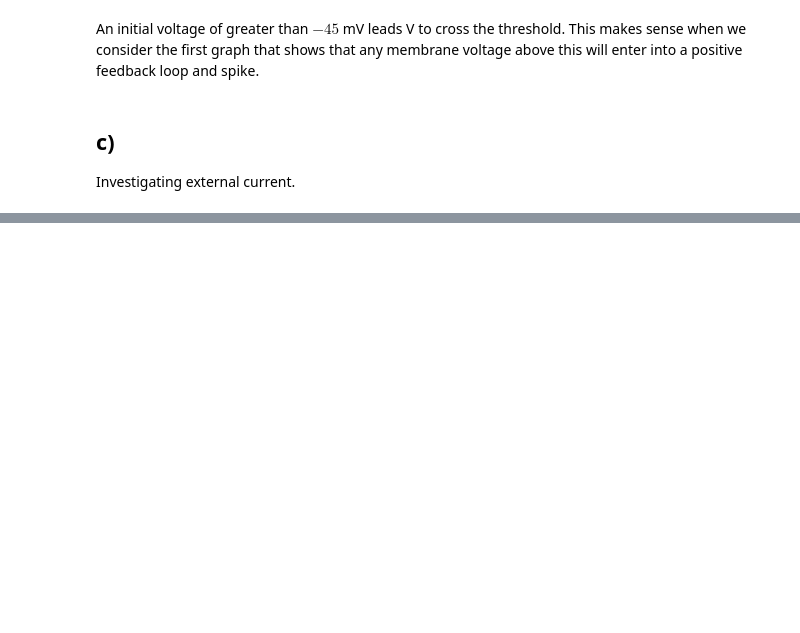
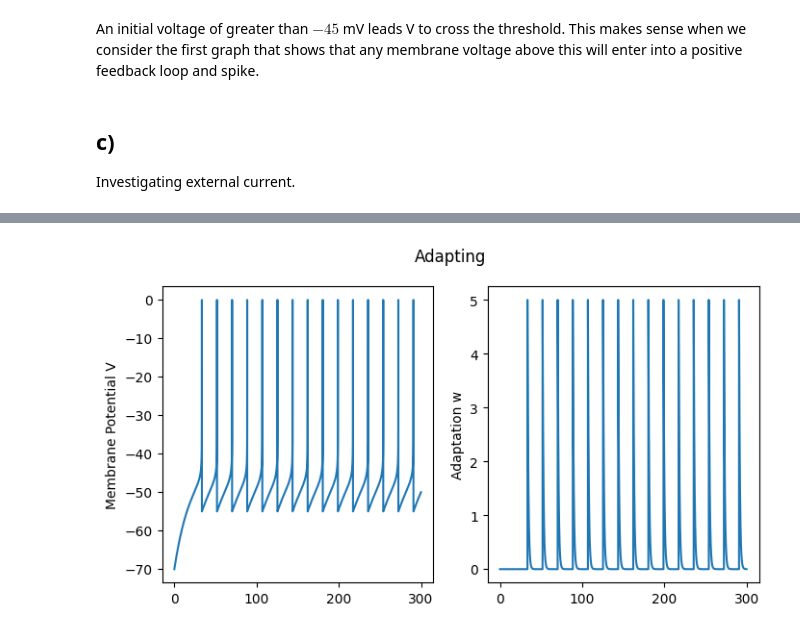
Before and after one commit to ssocolow/comp-neuro, a Jupyter notebook: assignment_01_comp_neuro.ipynb, the cells around one changed output, grey strips where cells are left out. Drawn from its saved outputs; the diff is of its cells as text; code cells hidden in the pictures; blank space fills up the shorter version.

```diff
--- a/assignment_01_comp_neuro.ipynb
+++ b/assignment_01_comp_neuro.ipynb
@@ -104,0 +187,4 @@ It appears that we need more than 18 nA but less than 19 nA to generate a spike.
+# %%
+graphType(adapt_v, adapt_w, "Adapting")
+# %% [output]
+[figure, added]
```
Also changed, not shown: parts of 11 cells of this notebook.
